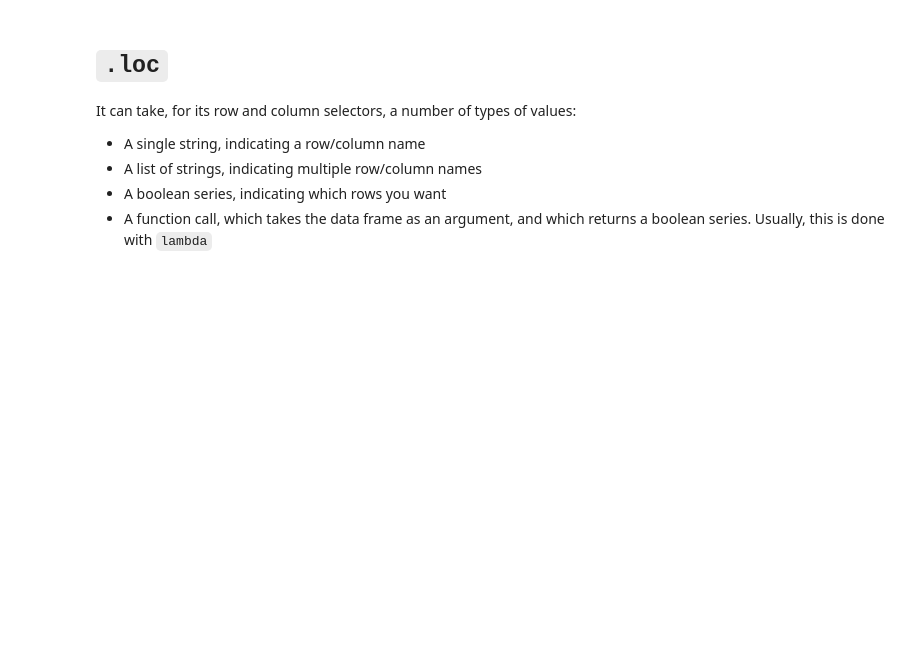
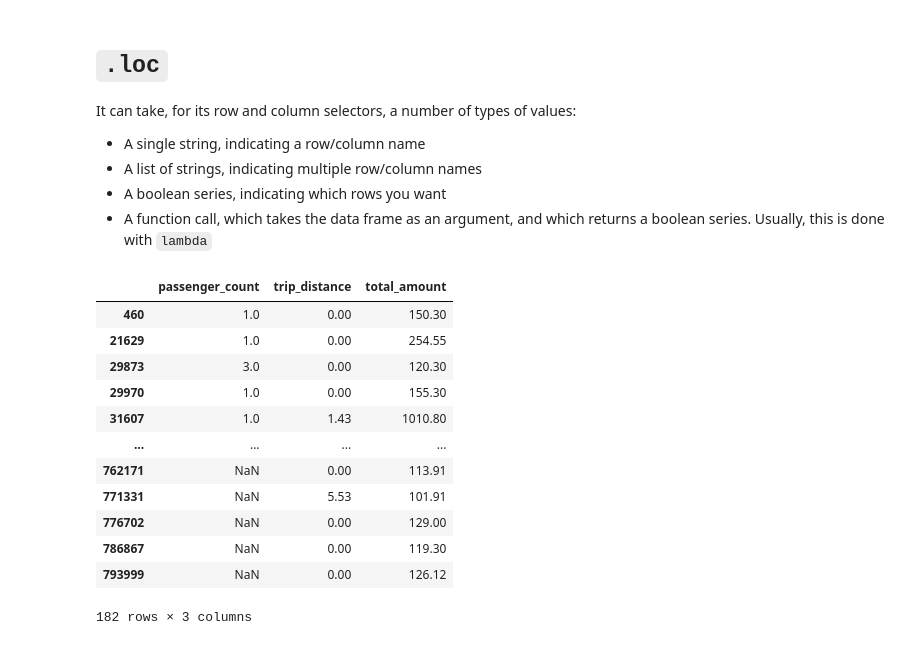
Before and after one commit to opagani/https-github.com-opagani-2024-08Aug-cleaning, a Jupyter notebook: LernerPython - 2024-08Aug-chaining.ipynb, the cells around one changed output. Cells and saved outputs as stored; diff of their text form; code cells hidden in the pictures; blank space fills up the shorter version.

```diff
--- a/LernerPython - 2024-08Aug-chaining.ipynb
+++ b/LernerPython - 2024-08Aug-chaining.ipynb
@@ -323,3 +323,29 @@ It can take, for its row and column selectors, a number of types of values:
 - A list of strings, indicating multiple row/column names
 - A boolean series, indicating which rows you want
 - A function call, which takes the data frame as an argument, and which returns a boolean series. Usually, this is done with `lambda`
+# %%
+# let's look at our existing example
+
+def find_expensive_and_short_rides(df_):   # parameter is df_, meaning -- data frame, but not the global one, and it's temporary anyway
+    return  ((df['total_amount'] > 100) & (df['trip_distance'] < 10))
+
+(
+    df
+    .loc[
+        find_expensive_and_short_rides    # I pass the function object
+    ]
+)
+# %% [output]
+|  | passenger_count | trip_distance | total_amount |
+| 460 | 1.0 | 0.00 | 150.30 |
+| 21629 | 1.0 | 0.00 | 254.55 |
+| 29873 | 3.0 | 0.00 | 120.30 |
+| 29970 | 1.0 | 0.00 | 155.30 |
+| 31607 | 1.0 | 1.43 | 1010.80 |
+| ... | ... | ... | ... |
+| 762171 | NaN | 0.00 | 113.91 |
+| 771331 | NaN | 5.53 | 101.91 |
+| 776702 | NaN | 0.00 | 129.00 |
+| 786867 | NaN | 0.00 | 119.30 |
+| 793999 | NaN | 0.00 | 126.12 |
+182 rows × 3 columns
```
